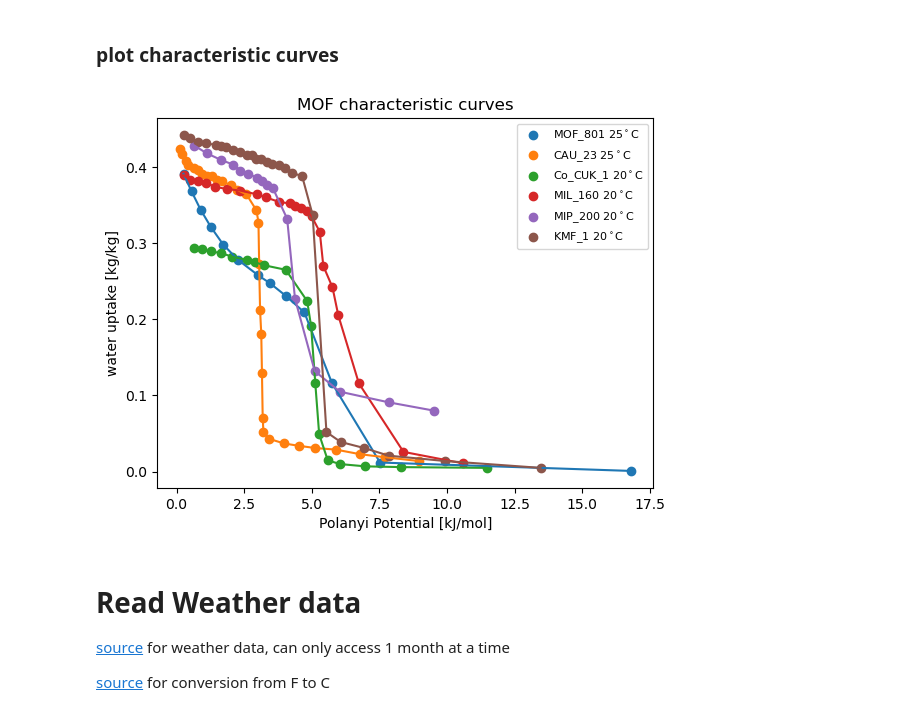
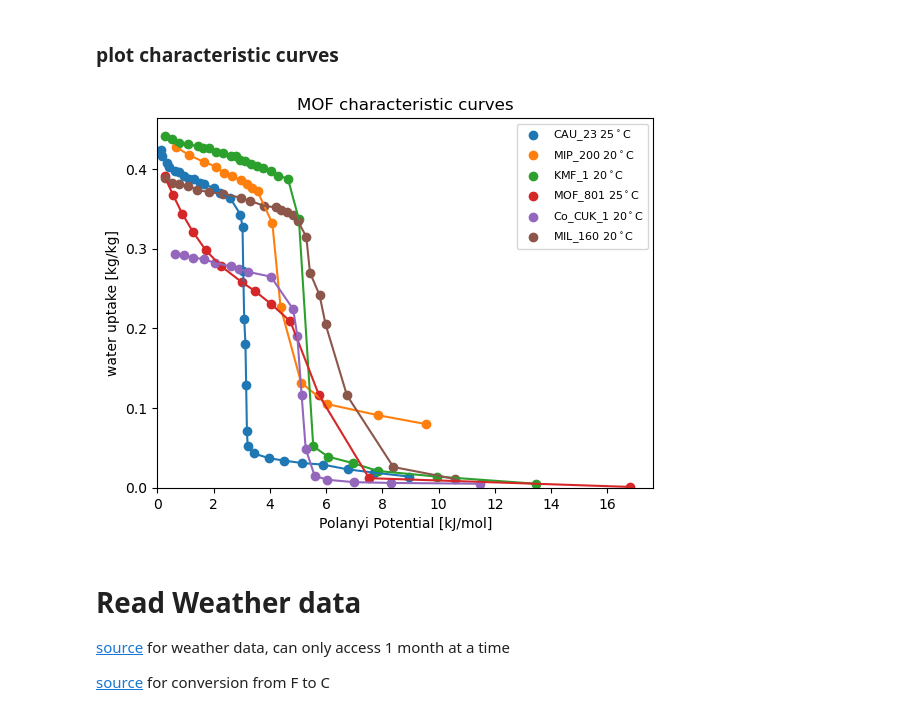
Before and after one commit to SimonEnsemble/water_harvesting, a Jupyter notebook: Polanyi_calculation_general.ipynb, the cells around one changed output. Saved outputs shown, nothing was run; the diff lists cells and outputs as text; code cells hidden in the pictures.

```diff
--- a/Polanyi_calculation_general.ipynb
+++ b/Polanyi_calculation_general.ipynb
@@ -14,8 +16,8 @@ from scipy.optimize import linprog
 R = 8.314 # universal gas constant [J/(mol-K)]
 
 #define MOF list and corresponding data temperatures
-MOFs = ['MOF_801','CAU_23','Co_CUK_1','MIL_160','MIP_200','KMF_1']
-data_temperatures = [25, 25, 20, 20, 20, 20 ]
+MOFs = ['CAU_23','MIP_200','KMF_1','MOF_801','Co_CUK_1','MIL_160']
+data_temperatures = [25, 20, 20, 25, 20, 20 ]
 # %%
 """
     read_ads_data(mof, temperature)
@@ -203,34 +234,36 @@ viz_ads_isotherms(MOFs[0:2], data_temperatures[0:2])
 # %%
 '''
     view_characteristic_curve(mof, data_temp)
         takes MOFs: MOFs[int:int]
         data_temperatures: data_temperatures[int:int]
 
         NOTE: graph shows lines between points, not the true curve n_of_A
 
 '''
 
 def view_characteristic_curve(MOFs, data_temperatures): # view the characteristic curve for a given MOF and temperature
 
     plt.figure()
     plt.title('MOF characteristic curves')
     plt.xlabel('Polanyi Potential [kJ/mol]')
     plt.ylabel('water uptake [kg/kg]')
     for i in range(len(MOFs)):
         ads_data = read_ads_data(MOFs[i], data_temperatures[i]) # pull the file and calculate A values
         n_of_A = characteristic_curve(ads_data)
         plt.scatter(
             ads_data['A [kJ/mol]'], n_of_A(ads_data['A [kJ/mol]']),
             label="{} {}$^\circ$C".format(MOFs[i], data_temperatures[i]),
             marker="o"
         )
         plt.plot(
             ads_data['A [kJ/mol]'], n_of_A(ads_data['A [kJ/mol]']))
+    plt.ylim(ymin=0)
+    plt.xlim(xmin=0)
     plt.legend(prop={'size': 8})
 
 view_characteristic_curve(MOFs, data_temperatures)
 # %% [output]
-[figure, old version]
+[figure, new version]
 # %% [markdown]
 # Read Weather data
 
```
Also changed, not shown: parts of 18 cells of this notebook.
